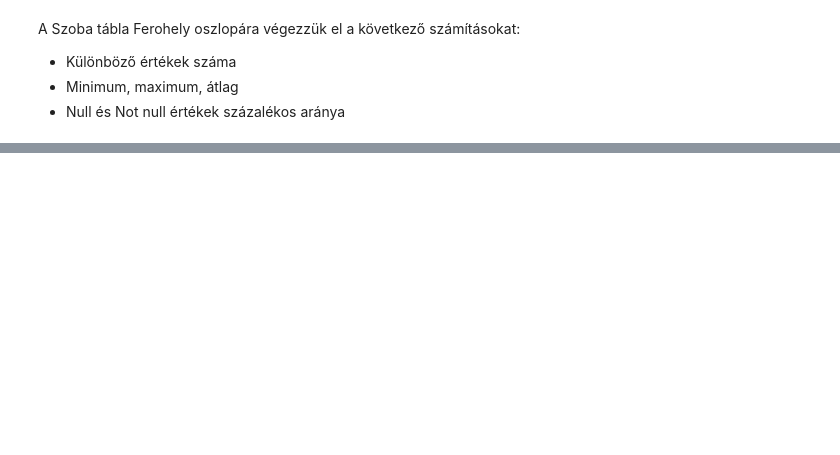
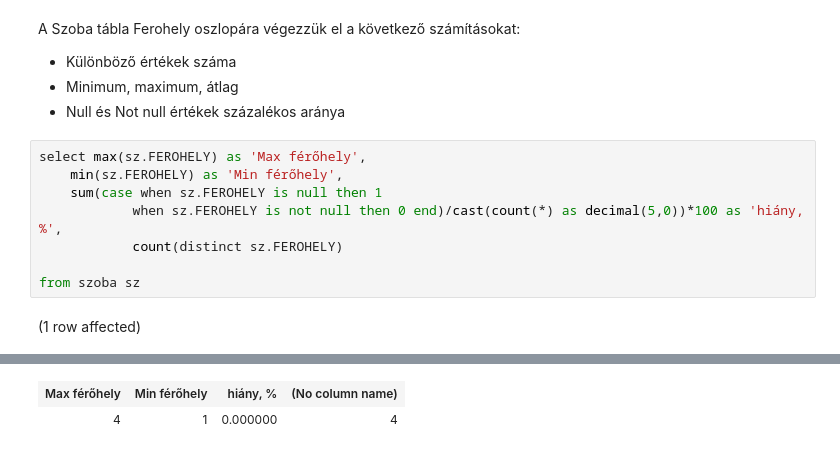
Before and after one commit to AjarBeko/ZH4, a Jupyter notebook: Notebook-1.ipynb, the cells around one changed output, grey strips where cells are left out. Saved outputs shown, nothing was run; the diff lists cells and outputs as text; blank space fills up the shorter version.

```diff
--- a/Notebook-1.ipynb
+++ b/Notebook-1.ipynb
@@ -45,3 +119,13 @@ A Szoba tábla Ferohely oszlopára végezzük el a következő számításokat:
 - Különböző értékek száma
 - Minimum, maximum, átlag
 - Null és Not null értékek százalékos aránya
+# %%
+select max(sz.FEROHELY) as 'Max férőhely',
+    min(sz.FEROHELY) as 'Min férőhely',
+    sum(case when sz.FEROHELY is null then 1
+            when sz.FEROHELY is not null then 0 end)/cast(count(*) as decimal(5,0))*100 as 'hiány, %',
+            count(distinct sz.FEROHELY)
+
+from szoba sz
+# %% [output]
+(1 row affected)
@@ -47,0 +133,2 @@ A Szoba tábla Ferohely oszlopára végezzük el a következő számításokat:
+| Max férőhely | Min férőhely | hiány, % | (No column name) |
+| 4 | 1 | 0.000000 | 4 |
```
Also changed, not shown: parts of 11 cells of this notebook.
